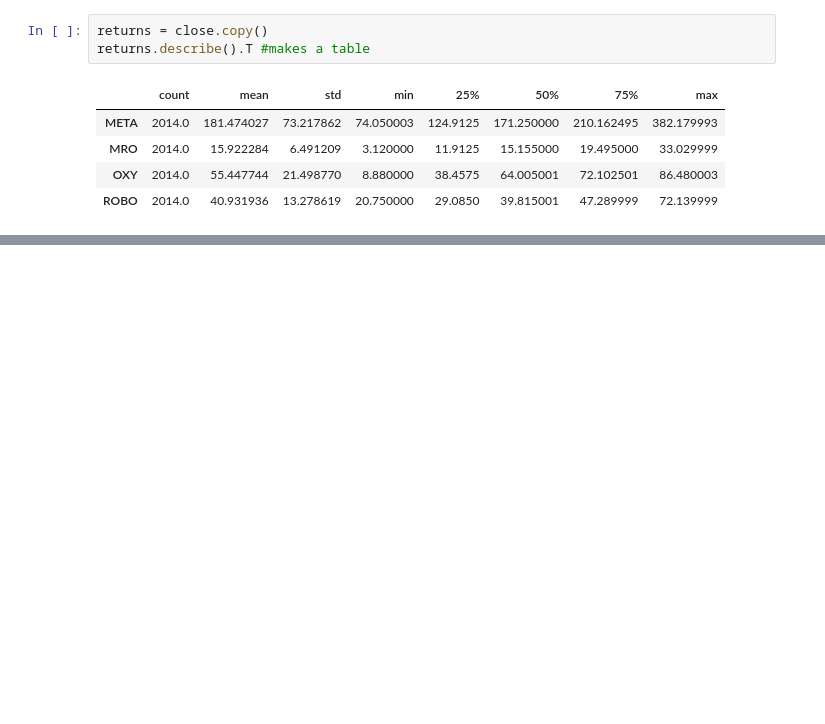
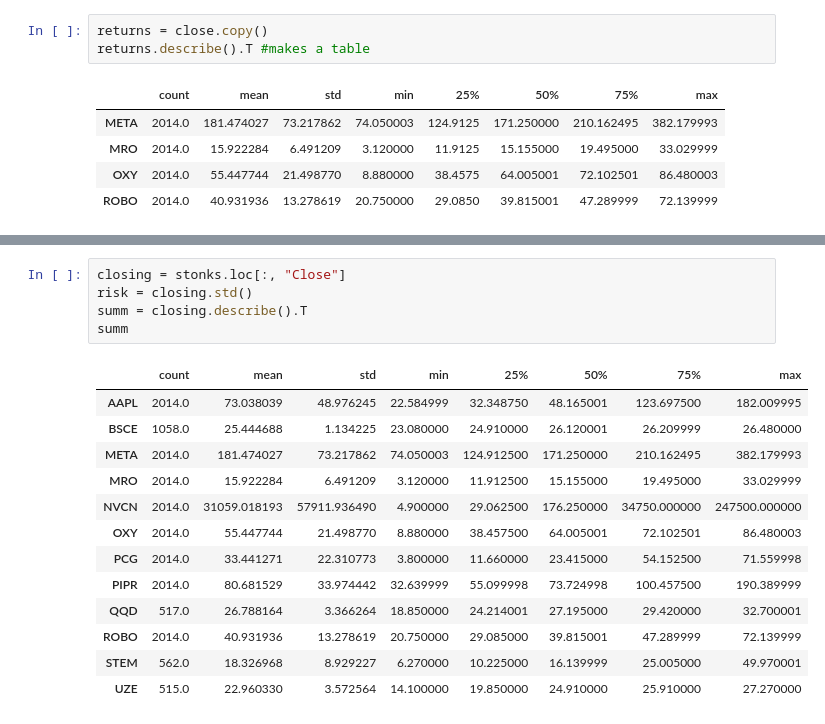
Before and after one commit to UditKarth/Quant, a Jupyter notebook: Algorithmic Trading Python.ipynb, the cells around one changed output, grey strips where cells are left out. Cells and saved outputs as stored; diff of their text form; blank space fills up the shorter version.

```diff
--- a/Algorithmic Trading Python.ipynb
+++ b/Algorithmic Trading Python.ipynb
@@ -594,0 +612,19 @@ returns.corr() #shows correlation, or how much two (or more) securities move in
+# %%
+closing = stonks.loc[:, "Close"]
+risk = closing.std()
+summ = closing.describe().T
+summ
+# %% [output]
+|  | count | mean | std | min | 25% | 50% | 75% | max |
+| AAPL | 2014.0 | 73.038039 | 48.976245 | 22.584999 | 32.348750 | 48.165001 | 123.697500 | 182.009995 |
+| BSCE | 1058.0 | 25.444688 | 1.134225 | 23.080000 | 24.910000 | 26.120001 | 26.209999 | 26.480000 |
+| META | 2014.0 | 181.474027 | 73.217862 | 74.050003 | 124.912500 | 171.250000 | 210.162495 | 382.179993 |
+| MRO | 2014.0 | 15.922284 | 6.491209 | 3.120000 | 11.912500 | 15.155000 | 19.495000 | 33.029999 |
+| NVCN | 2014.0 | 31059.018193 | 57911.936490 | 4.900000 | 29.062500 | 176.250000 | 34750.000000 | 247500.000000 |
+| OXY | 2014.0 | 55.447744 | 21.498770 | 8.880000 | 38.457500 | 64.005001 | 72.102501 | 86.480003 |
+| PCG | 2014.0 | 33.441271 | 22.310773 | 3.800000 | 11.660000 | 23.415000 | 54.152500 | 71.559998 |
+| PIPR | 2014.0 | 80.681529 | 33.974442 | 32.639999 | 55.099998 | 73.724998 | 100.457500 | 190.389999 |
+| QQD | 517.0 | 26.788164 | 3.366264 | 18.850000 | 24.214001 | 27.195000 | 29.420000 | 32.700001 |
+| ROBO | 2014.0 | 40.931936 | 13.278619 | 20.750000 | 29.085000 | 39.815001 | 47.289999 | 72.139999 |
+| STEM | 562.0 | 18.326968 | 8.929227 | 6.270000 | 10.225000 | 16.139999 | 25.005000 | 49.970001 |
+| UZE | 515.0 | 22.960330 | 3.572564 | 14.100000 | 19.850000 | 24.910000 | 25.910000 | 27.270000 |
```
Also changed, not shown: parts of 17 cells of this notebook.
